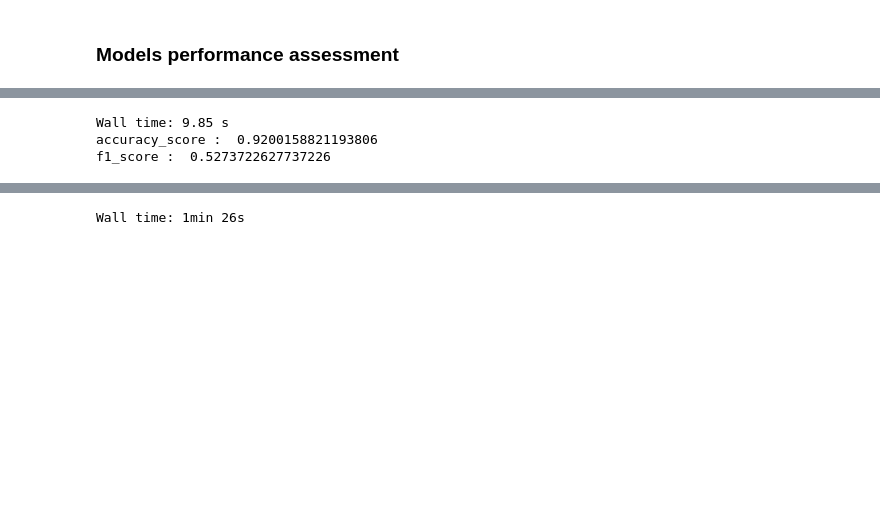
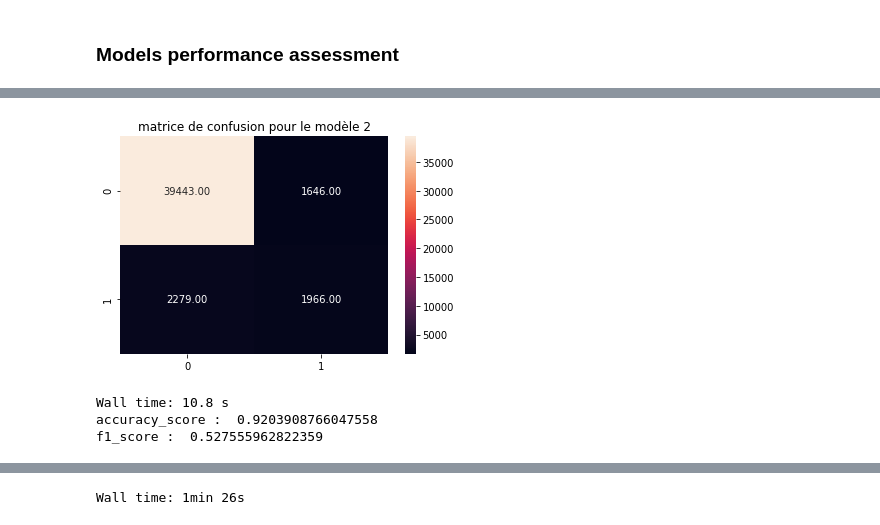
Before and after one commit to DialloYoussouf/Jedhabootcamp_Projects, a Jupyter notebook: FRAUDULENT ACTIVITIES/FRAUDULENT ACTIVITIES.ipynb, the cells around one changed output, grey strips where cells are left out. Cells and saved outputs as stored; diff of their text form; code cells hidden in the pictures; blank space fills up the shorter version.

```diff
--- a/FRAUDULENT ACTIVITIES/FRAUDULENT ACTIVITIES.ipynb
+++ b/FRAUDULENT ACTIVITIES/FRAUDULENT ACTIVITIES.ipynb
@@ -86,12 +97,20 @@ f1_score :  0.5000636537237428
+# %%
+from sklearn.metrics import confusion_matrix
+model2 = confusion_matrix(y_test1, y_test_pred2)
+sns.heatmap(model2, annot=True, fmt='.2f' )
+plt.title('matrice de confusion pour le modèle 2')
+plt.show()
+# %% [output]
+[figure, added]
 # %%
 #Random Forest(100)
 from sklearn.ensemble import RandomForestClassifier
 Forest_100 = RandomForestClassifier()
 %time Forest_100.fit(X_train_scaled, y_train)
-y_test_pred = Forest_100.predict(X_test_scaled)
-print('accuracy_score : ', accuracy_score(y_test, y_test_pred))
-print('f1_score : ', f1_score(y_test, y_test_pred))
+y_test_pred3 = Forest_100.predict(X_test_scaled)
+print('accuracy_score : ', accuracy_score(y_test1, y_test_pred3))
+print('f1_score : ', f1_score(y_test1, y_test_pred3))
 # %% [output]
-Wall time: 9.85 s
-accuracy_score :  0.9200158821193806
-f1_score :  0.5273722627737226
+Wall time: 10.8 s
+accuracy_score :  0.9203908766047558
+f1_score :  0.527555962822359
```
Also changed, not shown: parts of 61 cells of this notebook, 3 other files.
